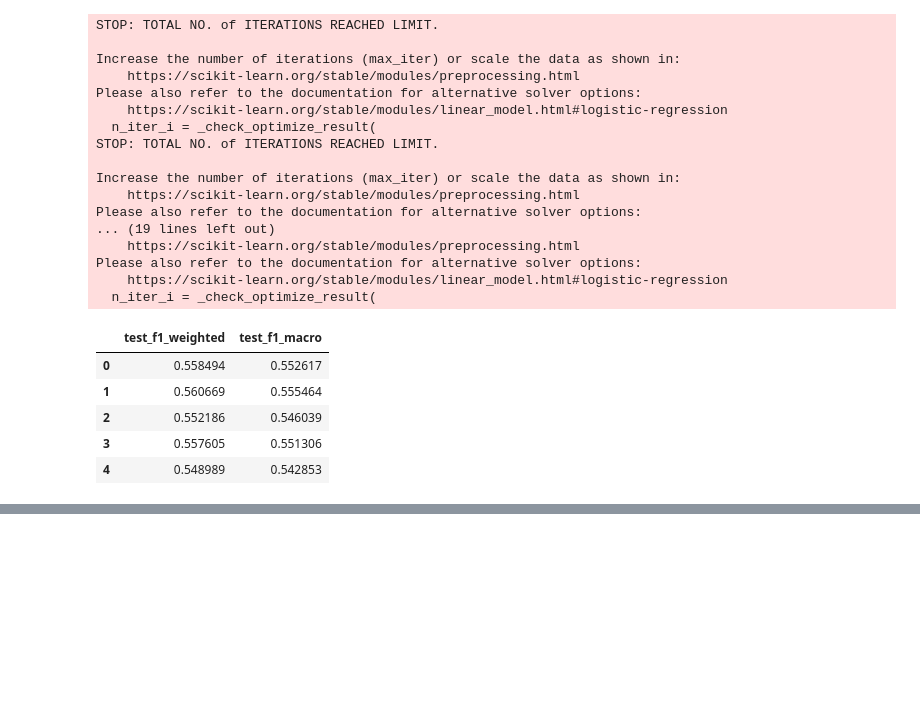
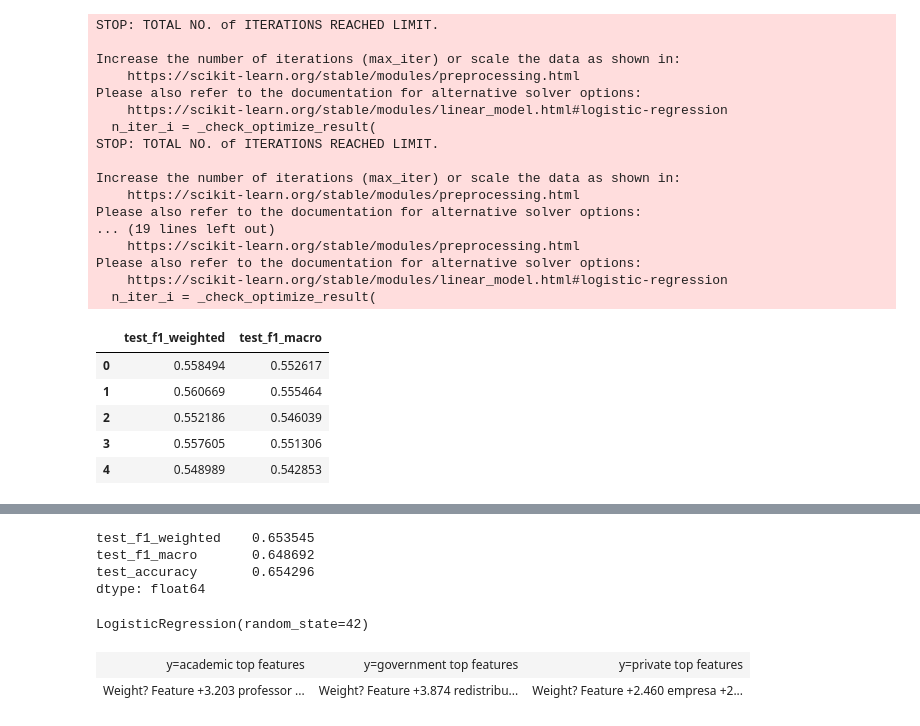
Before and after one commit to Marcos-Med/PLN, a Jupyter notebook: Marcos/ep2.ipynb, the cells around one changed output, grey strips where cells are left out. Cells and saved outputs as stored; diff of their text form; code cells hidden in the pictures; blank space fills up the shorter version.

Commit message:
interpretação global-local

```diff
--- a/Marcos/ep2.ipynb
+++ b/Marcos/ep2.ipynb
@@ -512,0 +541,26 @@ results_df
+# %%
+results_df = pd.DataFrame(results)
+results_df.drop(['fit_time', 'score_time'], axis=1, inplace=True)
+results_df.mean()
+# %% [output]
+test_f1_weighted    0.653545
+test_f1_macro       0.648692
+test_accuracy       0.654296
+dtype: float64
+# %%
+model.fit(X_new, df['profession_encoded']) #Treina modelo final
+# %% [output]
+LogisticRegression(random_state=42)
+# %%
+#Pegando o nome das features utilizadas pelo modelo
+feature_names = np.array(tf_gr1.get_feature_names_out())
+
+mask = selector.get_support()
+
+selected_features = feature_names[mask]
+# %%
+import eli5
+eli5.show_weights(model, top=20, feature_names=selected_features, target_names=le.classes_) #Interpreta as top 20 features mais importantes
+# %% [output]
+| y=academic top features | y=government top features | y=private top features |
+| Weight? Feature +3.203 professor ... | Weight? Feature +3.874 redistribu... | Weight? Feature +2.460 empresa +2... |
```
Also changed, not shown: parts of 5 cells of this notebook.
